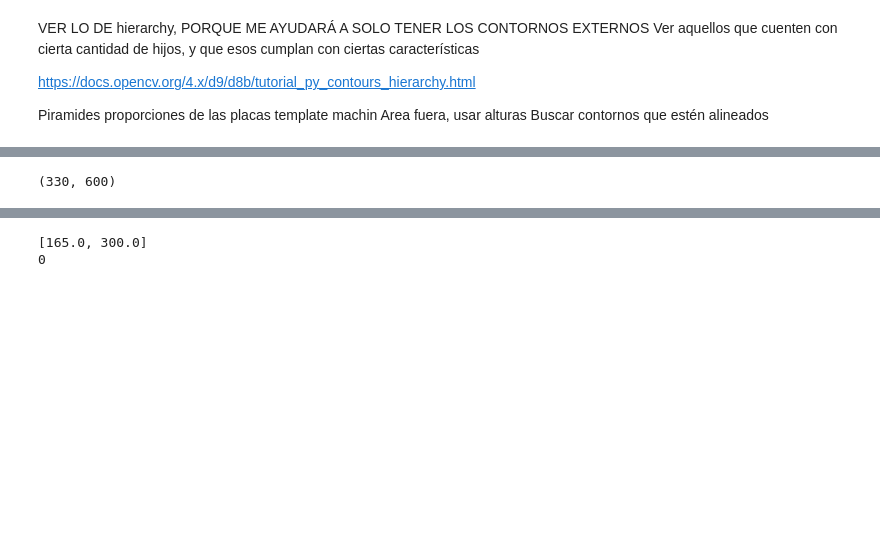
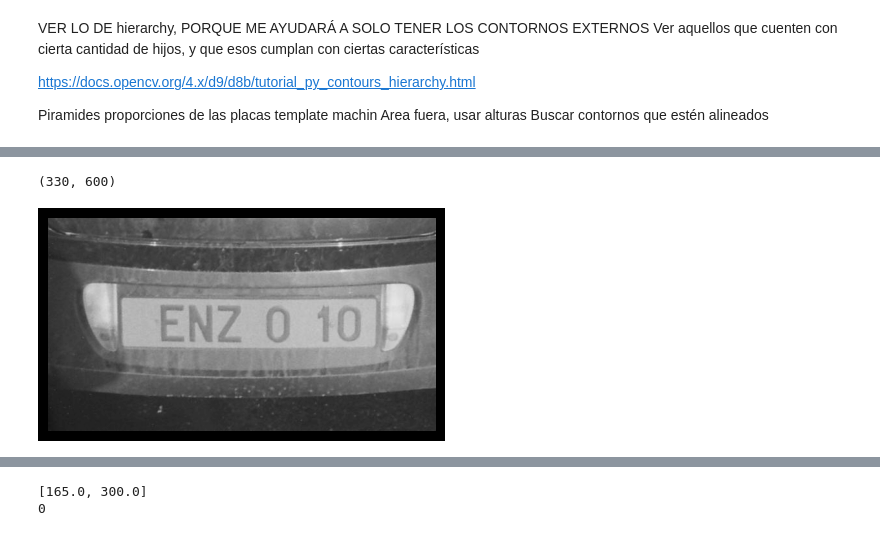
Before and after one commit to CarlosAlvarado-git/ComputerVision, a Jupyter notebook: proyecto1/proyecto1.ipynb, the cells around one changed output, grey strips where cells are left out. Cells and saved outputs as stored; diff of their text form; code cells hidden in the pictures; blank space fills up the shorter version.

```diff
--- a/proyecto1/proyecto1.ipynb
+++ b/proyecto1/proyecto1.ipynb
@@ -45,25 +45,27 @@ cvlib.imgview(img)
 # %%
 im = cv.imread(filename)
 imgray = cv.cvtColor(im, cv.COLOR_BGR2GRAY)
 print(imgray.shape)
+view(imgray)
 h_img = imgray.shape[0]
 w_img = imgray.shape[1]
 # # floddfill
 # im_floodfill = imgray.copy()
 # D = 65
 # cv.floodFill(im_floodfill, None, (0 ,0), 255,  loDiff=D, upDiff=D, flags=cv.FLOODFILL_FIXED_RANGE)
 b = 5
 #blur
 img_blur = cv.blur(imgray,(b,b))
 # adaptive Th
 imgbin = cv.adaptiveThreshold(img_blur, 255,cv.ADAPTIVE_THRESH_GAUSSIAN_C, cv.THRESH_BINARY_INV,51,5)
 
 # compute contours
 mode = cv.RETR_TREE # contour retrieval mode
 method = [cv.CHAIN_APPROX_NONE, cv.CHAIN_APPROX_SIMPLE] # contour approximation method
 contours, hierarchy = cv.findContours(imgbin, mode, method[1])
 # %% [output]
 (330, 600)
+[figure, added]
 # %%
 view(imgbin)
 # %% [output]
```
Also changed, not shown: parts of 5 cells of this notebook, 15 other files.
